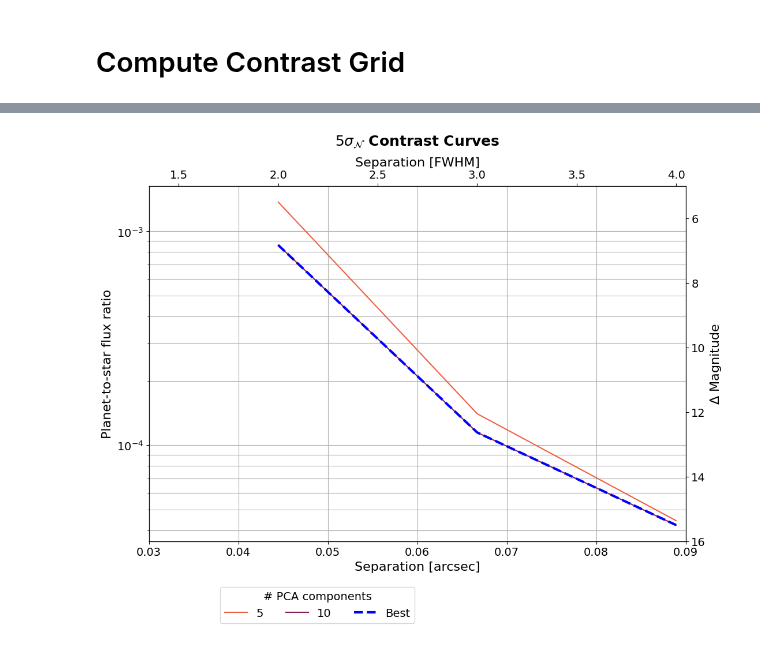
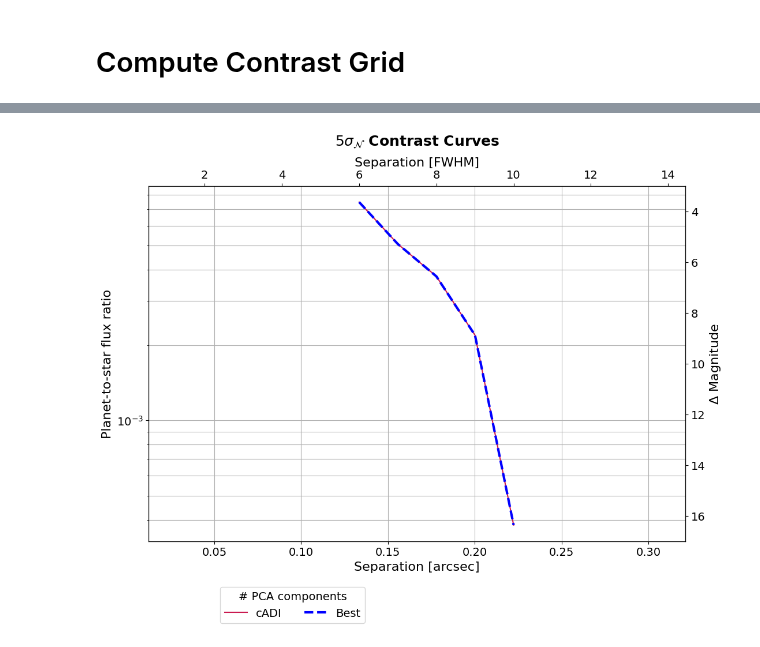
Before and after one commit to noah-bns/ESO_internship, a Jupyter notebook: notebooks/view_GHOST_screens_24.ipynb, the cells around one changed output, grey strips where cells are left out. Saved outputs shown, nothing was run; the diff lists cells and outputs as text; code cells hidden in the pictures.

```diff
--- a/notebooks/view_GHOST_screens_24.ipynb
+++ b/notebooks/view_GHOST_screens_24.ipynb
@@ -840,3 +939,3 @@ Computing contrast grid for _PCA_010_components
 # %%
-contrast_curves_grid_int, contrast_grids_int = GHOST_no_coro5['int']
-contrast_curves_grid_pred, contrast_grids_pred = GHOST_no_coro5['pred']
+contrast_curves_grid_int, contrast_grids_int = test_grid[('int',  algo_name)]
+contrast_curves_grid_pred, contrast_grids_pred = test_grid[('pred',  algo_name)]
@@ -977,4 +951,17 @@ separations_FWHM = contrast_curves_grid_int.reset_index(level=1).index
 # %%
+# compute the overall best contrast curve
+overall_best = np.min(contrast_curves_grid_pred.values, axis=1)
+
+# Find one color for each number of PCA components used.
+colors = sns.color_palette(
+    "rocket_r",
+    n_colors=len(contrast_curves_grid_pred.columns))
+
+
+separations_arcsec = contrast_curves_grid_pred.reset_index(level=0).index
+separations_FWHM = contrast_curves_grid_pred.reset_index(level=1).index
+
+
 # 1.) Create Plot Layout
 fig = plt.figure(constrained_layout=False, figsize=(12, 8))
 gs0 = fig.add_gridspec(1, 1)
@@ -984,10 +971,16 @@ axis_contrast_curves = fig.add_subplot(gs0[0, 0])
 # ---------------------- Create the Plot --------------------
 i = 0 # color picker
 
-for tmp_model in contrast_curves_grid_int.columns:
+for tmp_model in contrast_curves_grid_pred.columns:
 
-    num_components = int(tmp_model[5:8])
-    tmp_flux_ratios = contrast_curves_grid_int.reset_index(
+    if 'cADI'.lower() in tmp_model.lower():
+        num_components = 'cADI'
+        color = 'red'
+    else:
+        num_components = int(tmp_model[5:8])
+        color = colors[i]
+        i+=1
+    tmp_flux_ratios = contrast_curves_grid_pred.reset_index(
         level=0)[tmp_model].values
 
     axis_contrast_curves.plot(separations_arcsec,
@@ -1007,8 +1000,8 @@ axis_contrast_curves.plot(
     label="Best")
 
 # ------------- Double axis and limits -----------------------
-lim_mag_y = (16, 5)
-lim_arcsec_x = (0.03, 0.09)
+lim_mag_y = (17, 3)
+lim_arcsec_x = (np.min(separations_arcsec) - 0.01, np.max(separations_arcsec) + 0.01)
 sep_lambda_arcse = interpolate.interp1d(
     separations_arcsec,
     separations_FWHM,
@@ -1049,31 +1042,31 @@ axis_contrast_curves_lambda.set_xlabel(
     r"Separation [FWHM]", size=16)
 
 axis_contrast_curves.set_ylabel(
     r"Planet-to-star flux ratio", size=16)
 axis_contrast_curves_mag.set_ylabel(
     r"$\Delta$ Magnitude", size=16)
 
 axis_contrast_curves.tick_params(
     axis='both', which='major', labelsize=14)
 axis_contrast_curves_lambda.tick_params(
     axis='both', which='major', labelsize=14)
 axis_contrast_curves_mag.tick_params(
     axis='both', which='major', labelsize=14)
 
 axis_contrast_curves_mag.set_title(
     r"$5 \sigma_{\mathcal{N}}$ Contrast Curves",
     fontsize=18, fontweight="bold", y=1.1)
 
 # --------------------------- Legend -----------------------
 handles, labels = axis_contrast_curves.\
     get_legend_handles_labels()
 
 leg1 = fig.legend(handles, labels,
                   bbox_to_anchor=(0.22, -0.08),
                   fontsize=14,
                   title="# PCA components",
                   loc='lower left', ncol=8)
 
 _=plt.setp(leg1.get_title(),fontsize=14)
 # %% [output]
-[figure, old version]
+[figure, new version]
```
Also changed, not shown: parts of 15 cells of this notebook, 5 other files.
